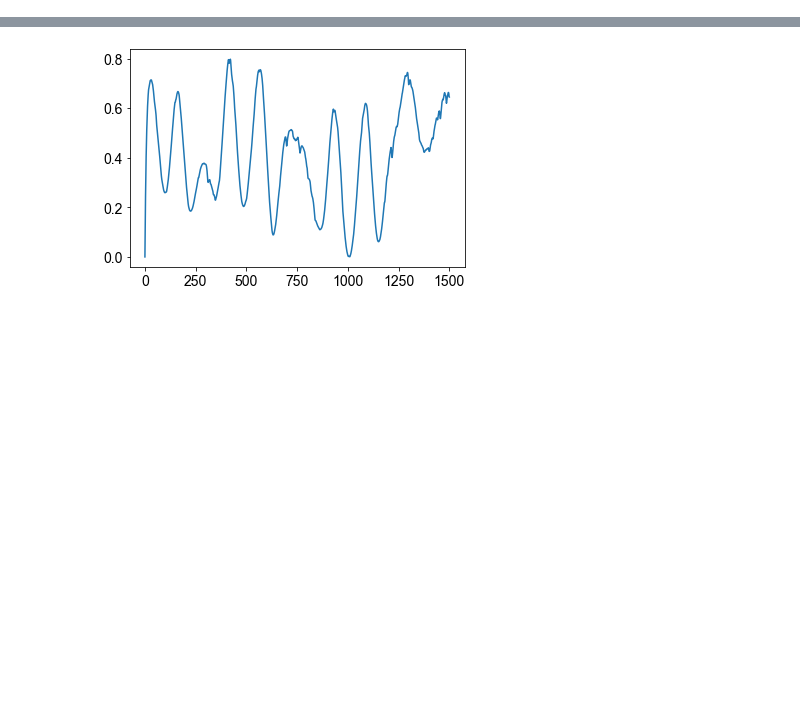
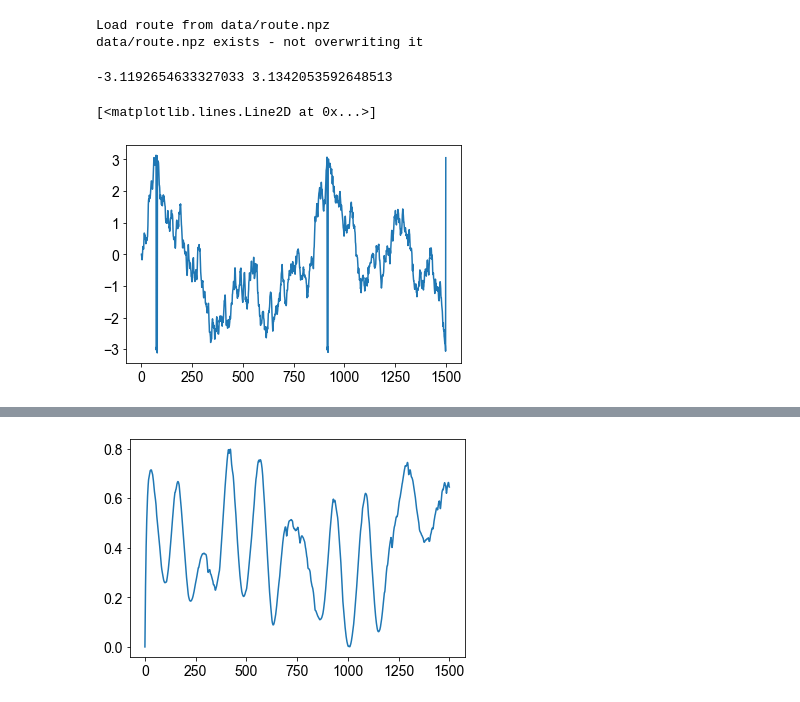
Before and after one commit to filippoferrari/CX_Path_Integration, a Jupyter notebook: notebooks/test_inputs.ipynb, the cells around one changed output, grey strips where cells are left out. Drawn from its saved outputs; the diff is of its cells as text; code cells hidden in the pictures; blank space fills up the shorter version.

```diff
--- a/notebooks/test_inputs.ipynb
+++ b/notebooks/test_inputs.ipynb
@@ -12,35 +28,43 @@ import plotter
+# %%
+route_file = 'data/route.npz'
+T_outbound = 1500
+
+h, v, = cx_spiking.inputs.generate_route(T_outbound=1500, vary_speed=True, route_file=route_file, load_route=True)
+
+cx_spiking.inputs.save_route(route_file, h, v, save_route=True)
+# %% [output]
+Load route from data/route.npz
+data/route.npz exists - not overwriting it
 # %%
 def normalise_range(data, vmin=5, vmax=100):
     d = np.where(data >= 0, data, 0)
     d = ((d - d.min()) * (vmax - vmin)) / (d.max() - d.min()) + vmin
     return d
 
+
 def compute_headings(h, N=8, loc=0, scale=0.8, vmin=5, vmax=100):
-    rv = norm(loc=loc, scale=scale)
+    T_outbound = h.shape[0]
+
+    rv = scipy.stats.norm(loc=loc, scale=scale)
     x = np.linspace(rv.ppf(0.01), rv.ppf(0.99), N, endpoint=True)
     pdf = rv.pdf(x)
 
     # Split the [-pi,pi] interval into bins
-    bins = numpy.linspace(-np.pi, np.pi, N+1)
+    bins = np.linspace(-np.pi, np.pi, N+1)
 
     # -1 required since the returned bins are 1-indexed
-    digitized = numpy.digitize(h, bins) - 1
+    digitized = np.digitize(h, bins) - 1
 
     headings = np.zeros((len(h), N))
 
     for t in range(T_outbound):
         # Shift angle
-        angle_shift = N//2 + digitized[t]
+        # angle_shift = N//2 + digitized[t]
+        angle_shift = digitized[t]
         headings[t,:] = np.roll(pdf, angle_shift)
 
     # Normalize between 5-100 Hz, the headings represents rate
-    if vmin > 0 and vmin > 0 and vmax > vmin:
+    if vmin >= 0 and vmax > 0 and vmax > vmin:
         headings = normalise_range(headings, vmin=vmin, vmax=vmax)
 
     return headings, digitized
-
-
-T_outbound = 1500
-h, v = trials.generate_route(T=T_outbound, vary_speed=True)
-headings, digitized = compute_headings(h, N=16//2, vmin=5, vmax=30)
-headings = np.tile(headings, 2)
@@ -46,0 +73,7 @@ headings = np.tile(headings, 2)
+# %%
+print(h.min(), h.max())
+plt.plot(h)
+# %% [output]
+-3.1192654633327033 3.1342053592648513
+[<matplotlib.lines.Line2D at 0x...>]
+[figure, added]
```
Also changed, not shown: parts of 7 cells of this notebook, 2 other files.
